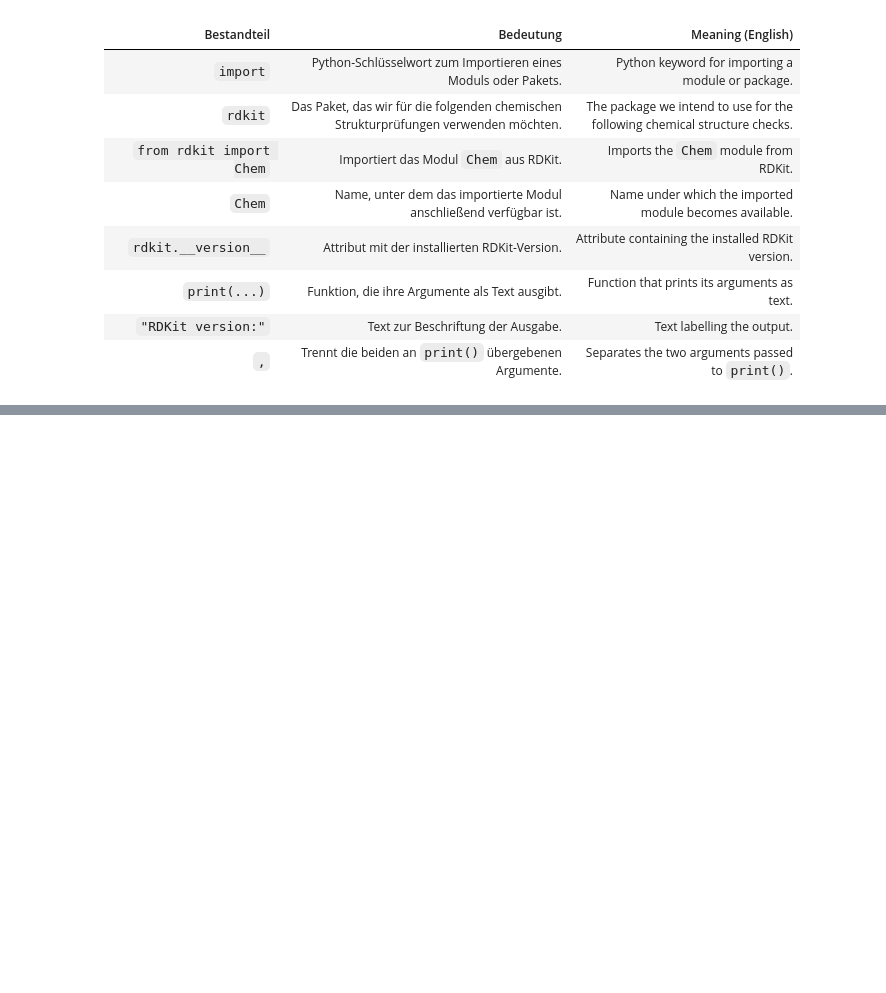
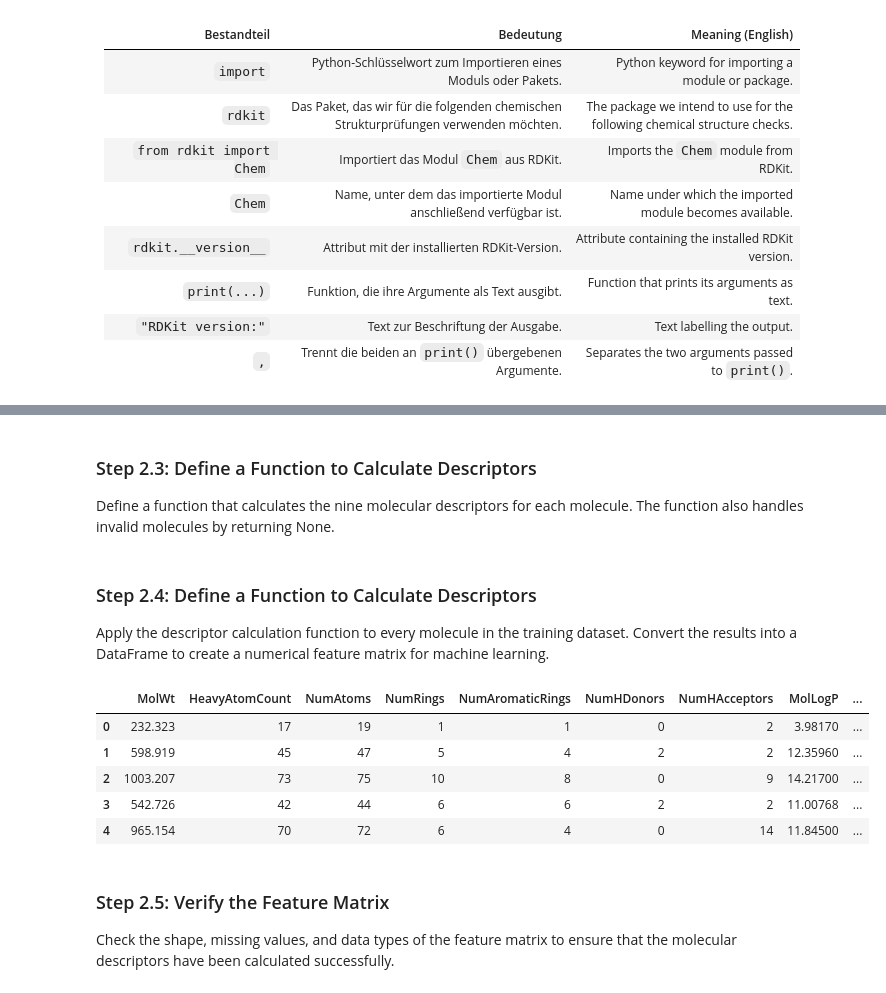
Before and after one commit to SuhmiHwang/capstone_virtual_lab_mohamed_suhmi, a Jupyter notebook: notebooks/02_Suhmi_Featureengineering.ipynb, the cells around one changed output, grey strips where cells are left out. Drawn from its saved outputs; the diff is of its cells as text; code cells hidden in the pictures; blank space fills up the shorter version.

Commit message:
Add molecular descriptor feature engineering

```diff
--- a/notebooks/01_mohamed_initial_eda.ipynb
+++ b/notebooks/02_Suhmi_Featureengineering.ipynb
@@ -510,0 +548,6 @@ RDKit version: 2026.09.1
+# %%
+from rdkit import Chem
+
+train["mol"] = train["SMILES"].apply(Chem.MolFromSmiles)
+
+train[["SMILES", "mol"]].head()
@@ -510,0 +618,46 @@ RDKit version: 2026.09.1
+# %% [markdown]
+### Step 2.3: Define a Function to Calculate Descriptors
+Define a function that calculates the nine molecular descriptors for each molecule. The function also handles invalid molecules by returning None.
+# %%
+# Define a function to calculate molecular descriptors.
+
+def calculate_descriptors(mol):
+
+    # Return None if the molecule is invalid.
+    if mol is None:
+        return None
+
+    # Calculate and return nine molecular descriptors.
+    return {
+        "MolWt": Descriptors.MolWt(mol),
+        "HeavyAtomCount": Descriptors.HeavyAtomCount(mol),
+        "NumAtoms": mol.GetNumAtoms(),
+        "NumRings": rdMolDescriptors.CalcNumRings(mol),
+        "NumAromaticRings": rdMolDescriptors.CalcNumAromaticRings(mol),
+        "NumHDonors": rdMolDescriptors.CalcNumHBD(mol),
+        "NumHAcceptors": rdMolDescriptors.CalcNumHBA(mol),
+        "MolLogP": Descriptors.MolLogP(mol),
+        "TPSA": Descriptors.TPSA(mol),
+    }
+# %% [markdown]
+### Step 2.4: Define a Function to Calculate Descriptors
+
+Apply the descriptor calculation function to every molecule in the training dataset. Convert the results into a DataFrame to create a numerical feature matrix for machine learning.
+# %%
+# Calculate molecular descriptors for all molecules.
+descriptor_data = train["mol"].apply(calculate_descriptors)
+
+# Convert the descriptor results into a DataFrame.
+descriptor_df = pd.DataFrame(descriptor_data.tolist(), index=train.index)
+
+display(descriptor_df.head())
+# %% [output]
+|  | MolWt | HeavyAtomCount | NumAtoms | NumRings | NumAromaticRings | NumHDonors | NumHAcceptors | MolLogP | ... |
+| 0 | 232.323 | 17 | 19 | 1 | 1 | 0 | 2 | 3.98170 | ... |
+| 1 | 598.919 | 45 | 47 | 5 | 4 | 2 | 2 | 12.35960 | ... |
+| 2 | 1003.207 | 73 | 75 | 10 | 8 | 0 | 9 | 14.21700 | ... |
+| 3 | 542.726 | 42 | 44 | 6 | 6 | 2 | 2 | 11.00768 | ... |
+| 4 | 965.154 | 70 | 72 | 6 | 4 | 0 | 14 | 11.84500 | ... |
+# %% [markdown]
+### Step 2.5: Verify the Feature Matrix
+Check the shape, missing values, and data types of the feature matrix to ensure that the molecular descriptors have been calculated successfully.
```
Also changed, not shown: parts of 18 cells of this notebook.
